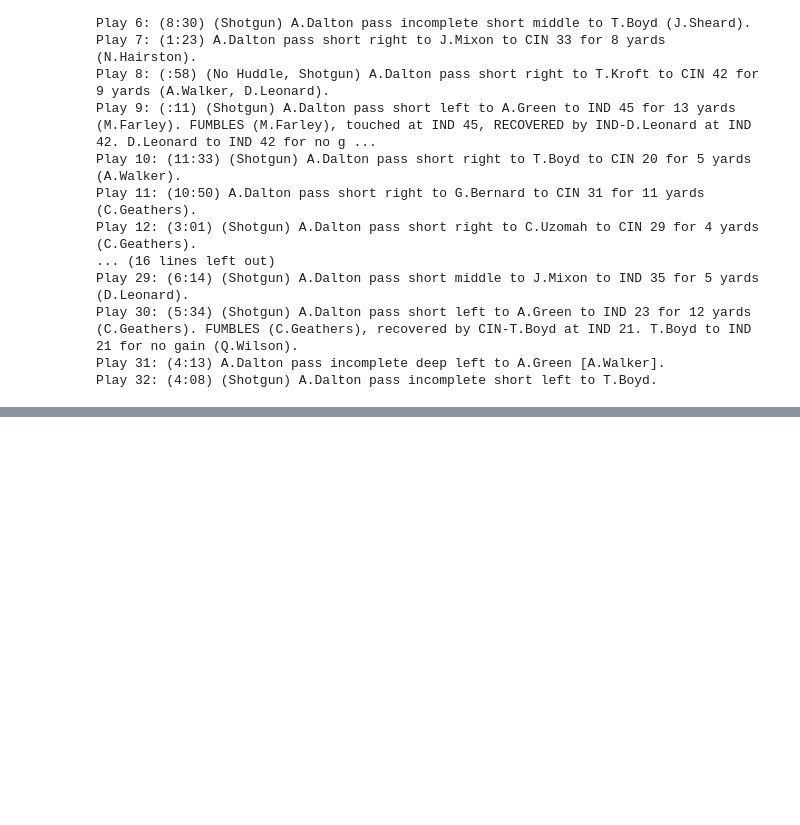
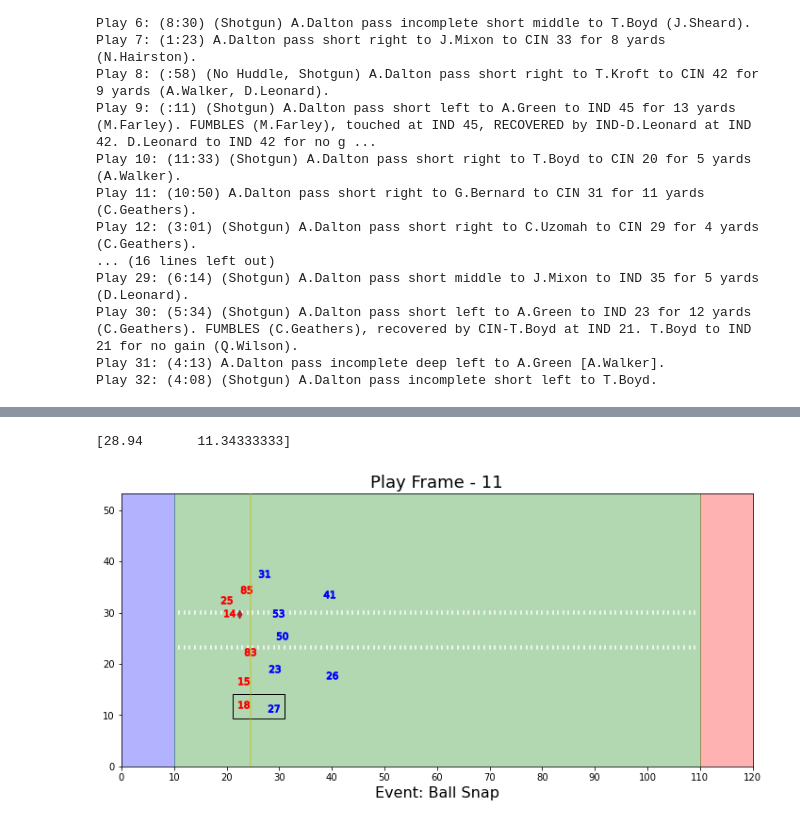
Before and after one commit to jhowenstein/nfl-big-data, a Jupyter notebook: notebooks/feature/Receiver Locks.ipynb, the cells around one changed output, grey strips where cells are left out. Drawn from its saved outputs; the diff is of its cells as text; code cells hidden in the pictures; blank space fills up the shorter version.

```diff
--- a/notebooks/feature/Receiver Locks.ipynb
+++ b/notebooks/feature/Receiver Locks.ipynb
@@ -204,0 +283,5 @@ Quincy Wilson (31)
+# %%
+plot_play_frame(play, index='ball_snap',markers='number')
+# %% [output]
+[28.94       11.34333333]
+[figure, added]
```
Also changed, not shown: parts of 17 cells of this notebook, 1 other file.
